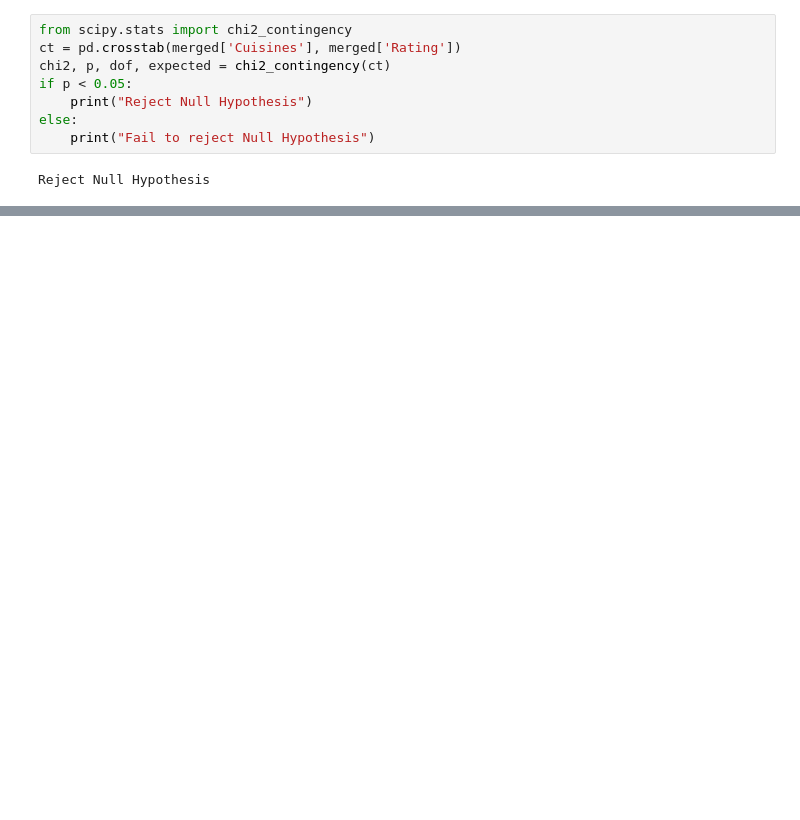
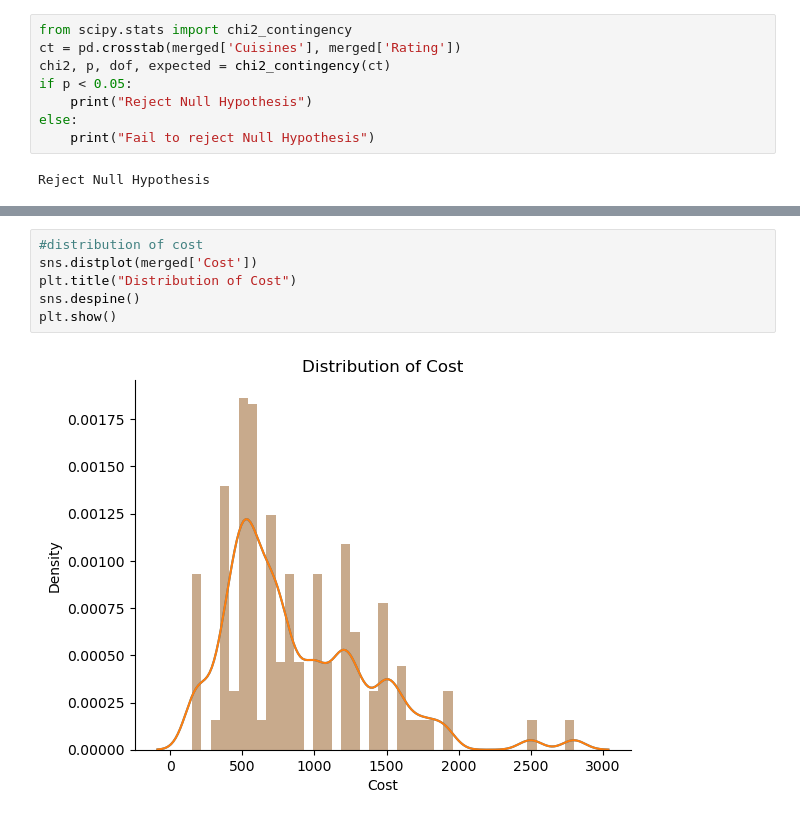
Before and after one commit to vip03pandey/ZomatoClustering, a Jupyter notebook: model.ipynb, the cells around one changed output, grey strips where cells are left out. Drawn from its saved outputs; the diff is of its cells as text; blank space fills up the shorter version.

```diff
--- a/model.ipynb
+++ b/model.ipynb
@@ -881,0 +1052,8 @@ Reject Null Hypothesis
+# %%
+#distribution of cost
+sns.distplot(merged['Cost'])
+plt.title("Distribution of Cost")
+sns.despine()
+plt.show()
+# %% [output]
+[figure, added]
```
Also changed, not shown: parts of 36 cells of this notebook.
